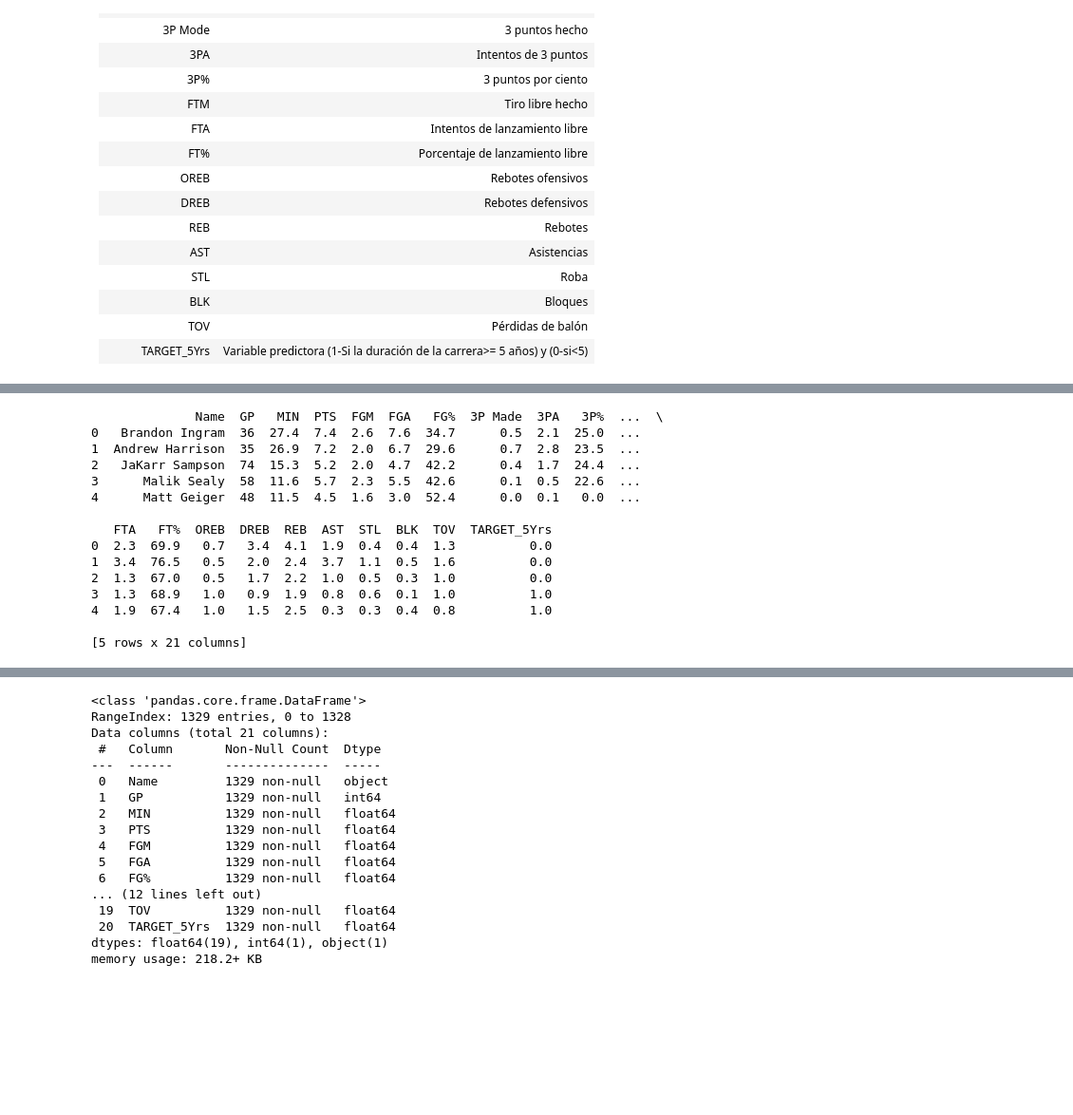
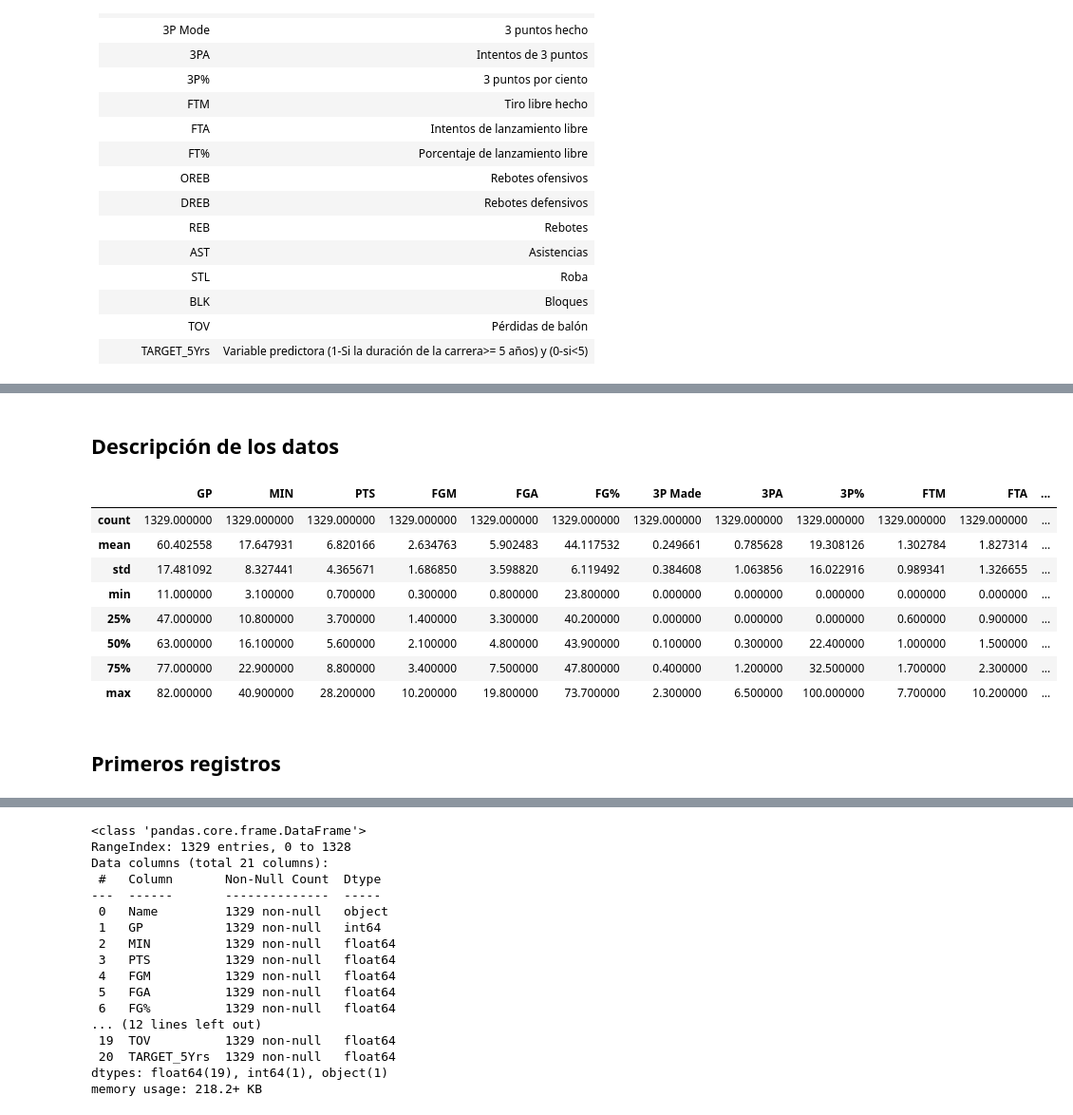
Before and after one commit to chandlman/proyecto_ccd1, a Jupyter notebook: examen.ipynb, the cells around one changed output, grey strips where cells are left out. Shown at 95% size. Cells and saved outputs as stored; diff of their text form; code cells hidden in the pictures; blank space fills up the shorter version.

```diff
--- a/examen.ipynb
+++ b/examen.ipynb
@@ -65,18 +50,16 @@ max      10.600000     2.500000     3.900000     4.400000     1.000000
-# %%
-print(df.head())
-# %% [output]
-              Name  GP   MIN  PTS  FGM  FGA   FG%  3P Made  3PA   3P%  ...  \
-0   Brandon Ingram  36  27.4  7.4  2.6  7.6  34.7      0.5  2.1  25.0  ...
-1  Andrew Harrison  35  26.9  7.2  2.0  6.7  29.6      0.7  2.8  23.5  ...
-2   JaKarr Sampson  74  15.3  5.2  2.0  4.7  42.2      0.4  1.7  24.4  ...
-3      Malik Sealy  58  11.6  5.7  2.3  5.5  42.6      0.1  0.5  22.6  ...
-4      Matt Geiger  48  11.5  4.5  1.6  3.0  52.4      0.0  0.1   0.0  ...
-
-   FTA   FT%  OREB  DREB  REB  AST  STL  BLK  TOV  TARGET_5Yrs
-0  2.3  69.9   0.7   3.4  4.1  1.9  0.4  0.4  1.3          0.0
-1  3.4  76.5   0.5   2.0  2.4  3.7  1.1  0.5  1.6          0.0
-2  1.3  67.0   0.5   1.7  2.2  1.0  0.5  0.3  1.0          0.0
-3  1.3  68.9   1.0   0.9  1.9  0.8  0.6  0.1  1.0          1.0
-4  1.9  67.4   1.0   1.5  2.5  0.3  0.3  0.4  0.8          1.0
-
-[5 rows x 21 columns]
+# %% [markdown]
+## Descripción de los datos
+# %%
+df.describe()
+# %% [output]
+|  | GP | MIN | PTS | FGM | FGA | FG% | 3P Made | 3PA | 3P% | FTM | FTA | ... |
+| count | 1329.000000 | 1329.000000 | 1329.000000 | 1329.000000 | 1329.000000 | 1329.000000 | 1329.000000 | 1329.000000 | 1329.000000 | 1329.000000 | 1329.000000 | ... |
+| mean | 60.402558 | 17.647931 | 6.820166 | 2.634763 | 5.902483 | 44.117532 | 0.249661 | 0.785628 | 19.308126 | 1.302784 | 1.827314 | ... |
+| std | 17.481092 | 8.327441 | 4.365671 | 1.686850 | 3.598820 | 6.119492 | 0.384608 | 1.063856 | 16.022916 | 0.989341 | 1.326655 | ... |
+| min | 11.000000 | 3.100000 | 0.700000 | 0.300000 | 0.800000 | 23.800000 | 0.000000 | 0.000000 | 0.000000 | 0.000000 | 0.000000 | ... |
+| 25% | 47.000000 | 10.800000 | 3.700000 | 1.400000 | 3.300000 | 40.200000 | 0.000000 | 0.000000 | 0.000000 | 0.600000 | 0.900000 | ... |
+| 50% | 63.000000 | 16.100000 | 5.600000 | 2.100000 | 4.800000 | 43.900000 | 0.100000 | 0.300000 | 22.400000 | 1.000000 | 1.500000 | ... |
+| 75% | 77.000000 | 22.900000 | 8.800000 | 3.400000 | 7.500000 | 47.800000 | 0.400000 | 1.200000 | 32.500000 | 1.700000 | 2.300000 | ... |
+| max | 82.000000 | 40.900000 | 28.200000 | 10.200000 | 19.800000 | 73.700000 | 2.300000 | 6.500000 | 100.000000 | 7.700000 | 10.200000 | ... |
+# %% [markdown]
+## Primeros registros
```
Also changed, not shown: parts of 34 cells of this notebook.
